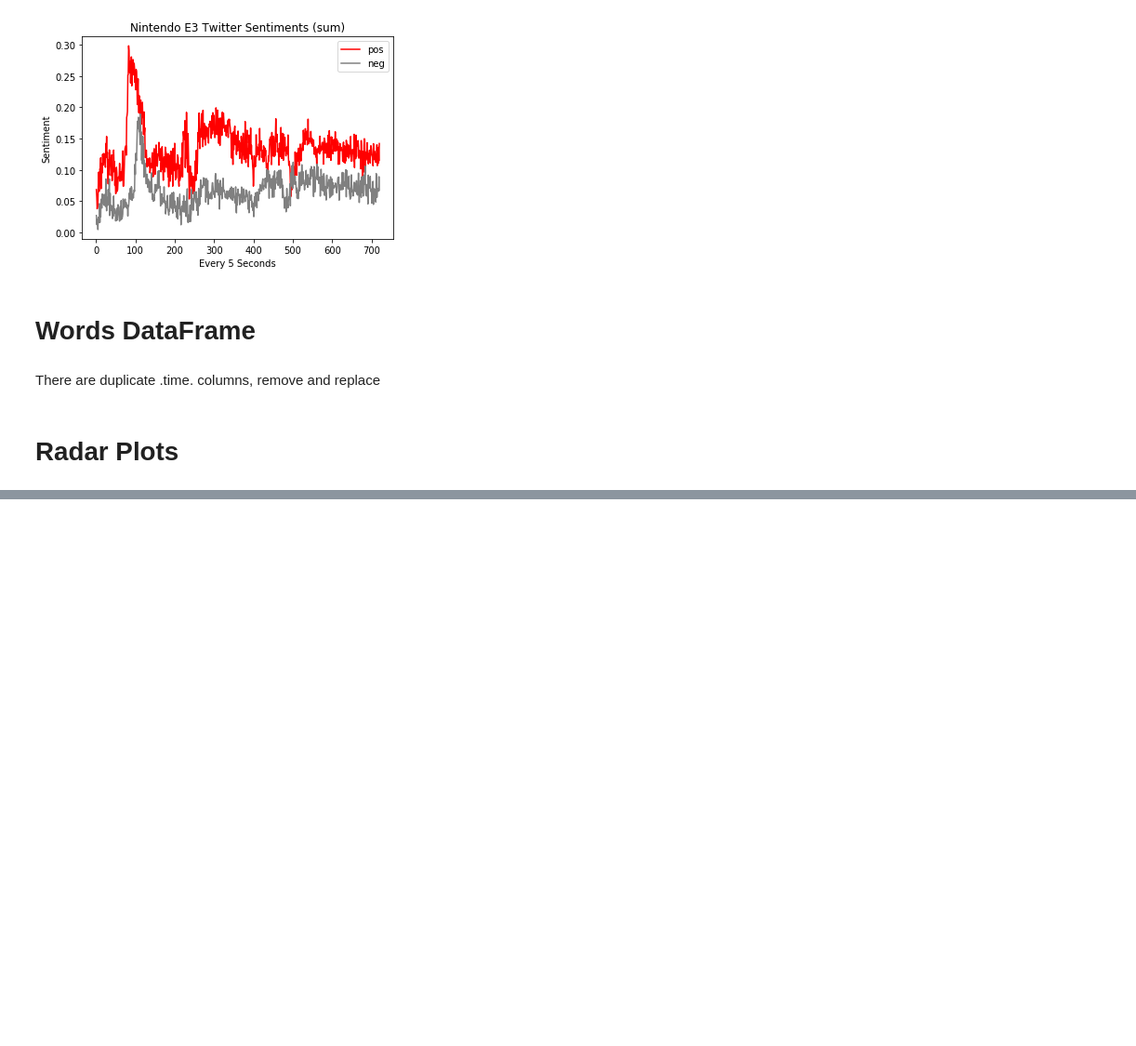
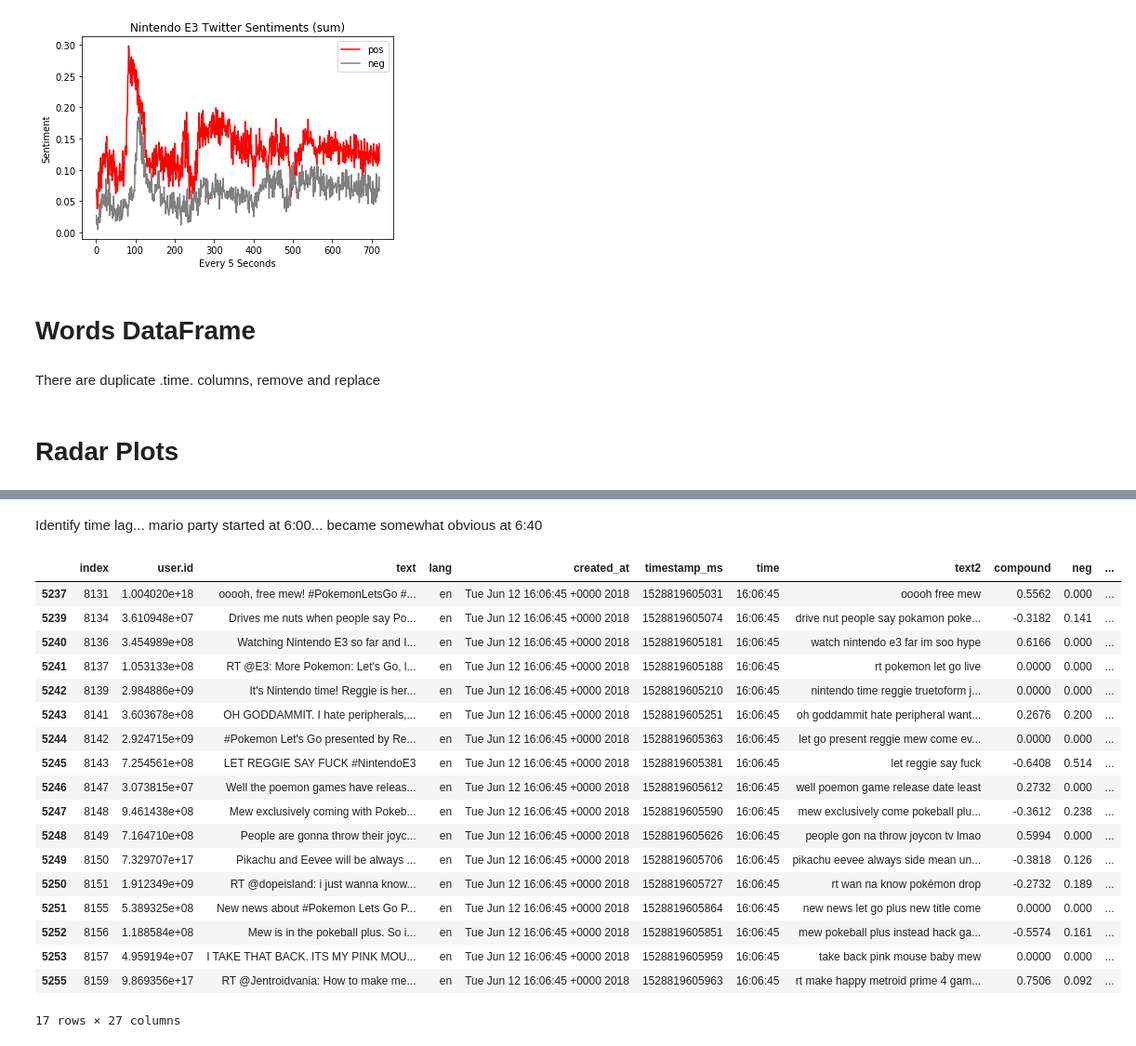
Before and after one commit to Laura-ShummonMaass/Nintendo_E3_Sentiment_Analysis, a Jupyter notebook: final_notebook_trends_and_radars.ipynb, the cells around one changed output, grey strips where cells are left out. Shown at 93% size. Saved outputs shown, nothing was run; the diff lists cells and outputs as text; code cells hidden in the pictures; blank space fills up the shorter version.

```diff
--- a/final_notebook_trends_and_radars.ipynb
+++ b/final_notebook_trends_and_radars.ipynb
@@ -100,0 +101,24 @@ radar_plot_creator(words_df, time=1, seconds=5, which_five='top')
+# %% [markdown]
+Identify time lag... mario party started at 6:00... became somewhat obvious at 6:40
+# %%
+df.loc[df['time'] == '16:06:45']
+# %% [output]
+|  | index | user.id | text | lang | created_at | timestamp_ms | time | text2 | compound | neg | ... |
+| 5237 | 8131 | 1.004020e+18 | ooooh, free mew! #PokemonLetsGo #... | en | Tue Jun 12 16:06:45 +0000 2018 | 1528819605031 | 16:06:45 | ooooh free mew | 0.5562 | 0.000 | ... |
+| 5239 | 8134 | 3.610948e+07 | Drives me nuts when people say Po... | en | Tue Jun 12 16:06:45 +0000 2018 | 1528819605074 | 16:06:45 | drive nut people say pokamon poke... | -0.3182 | 0.141 | ... |
+| 5240 | 8136 | 3.454989e+08 | Watching Nintendo E3 so far and I... | en | Tue Jun 12 16:06:45 +0000 2018 | 1528819605181 | 16:06:45 | watch nintendo e3 far im soo hype | 0.6166 | 0.000 | ... |
+| 5241 | 8137 | 1.053133e+08 | RT @E3: More Pokemon: Let's Go, l... | en | Tue Jun 12 16:06:45 +0000 2018 | 1528819605188 | 16:06:45 | rt pokemon let go live | 0.0000 | 0.000 | ... |
+| 5242 | 8139 | 2.984886e+09 | It's Nintendo time! Reggie is her... | en | Tue Jun 12 16:06:45 +0000 2018 | 1528819605210 | 16:06:45 | nintendo time reggie truetoform j... | 0.0000 | 0.000 | ... |
+| 5243 | 8141 | 3.603678e+08 | OH GODDAMMIT. I hate peripherals,... | en | Tue Jun 12 16:06:45 +0000 2018 | 1528819605251 | 16:06:45 | oh goddammit hate peripheral want... | 0.2676 | 0.200 | ... |
+| 5244 | 8142 | 2.924715e+09 | #Pokemon Let's Go presented by Re... | en | Tue Jun 12 16:06:45 +0000 2018 | 1528819605363 | 16:06:45 | let go present reggie mew come ev... | 0.0000 | 0.000 | ... |
+| 5245 | 8143 | 7.254561e+08 | LET REGGIE SAY FUCK #NintendoE3 | en | Tue Jun 12 16:06:45 +0000 2018 | 1528819605381 | 16:06:45 | let reggie say fuck | -0.6408 | 0.514 | ... |
+| 5246 | 8147 | 3.073815e+07 | Well the poemon games have releas... | en | Tue Jun 12 16:06:45 +0000 2018 | 1528819605612 | 16:06:45 | well poemon game release date least | 0.2732 | 0.000 | ... |
+| 5247 | 8148 | 9.461438e+08 | Mew exclusively coming with Pokeb... | en | Tue Jun 12 16:06:45 +0000 2018 | 1528819605590 | 16:06:45 | mew exclusively come pokeball plu... | -0.3612 | 0.238 | ... |
+| 5248 | 8149 | 7.164710e+08 | People are gonna throw their joyc... | en | Tue Jun 12 16:06:45 +0000 2018 | 1528819605626 | 16:06:45 | people gon na throw joycon tv lmao | 0.5994 | 0.000 | ... |
+| 5249 | 8150 | 7.329707e+17 | Pikachu and Eevee will be always ... | en | Tue Jun 12 16:06:45 +0000 2018 | 1528819605706 | 16:06:45 | pikachu eevee always side mean un... | -0.3818 | 0.126 | ... |
+| 5250 | 8151 | 1.912349e+09 | RT @dopeisland: i just wanna know... | en | Tue Jun 12 16:06:45 +0000 2018 | 1528819605727 | 16:06:45 | rt wan na know pokémon drop | -0.2732 | 0.189 | ... |
+| 5251 | 8155 | 5.389325e+08 | New news about #Pokemon Lets Go P... | en | Tue Jun 12 16:06:45 +0000 2018 | 1528819605864 | 16:06:45 | new news let go plus new title come | 0.0000 | 0.000 | ... |
+| 5252 | 8156 | 1.188584e+08 | Mew is in the pokeball plus. So i... | en | Tue Jun 12 16:06:45 +0000 2018 | 1528819605851 | 16:06:45 | mew pokeball plus instead hack ga... | -0.5574 | 0.161 | ... |
+| 5253 | 8157 | 4.959194e+07 | I TAKE THAT BACK. ITS MY PINK MOU... | en | Tue Jun 12 16:06:45 +0000 2018 | 1528819605959 | 16:06:45 | take back pink mouse baby mew | 0.0000 | 0.000 | ... |
+| 5255 | 8159 | 9.869356e+17 | RT @Jentroidvania: How to make me... | en | Tue Jun 12 16:06:45 +0000 2018 | 1528819605963 | 16:06:45 | rt make happy metroid prime 4 gam... | 0.7506 | 0.092 | ... |
+17 rows × 27 columns
```
Also changed, not shown: parts of 1 cell of this notebook.
